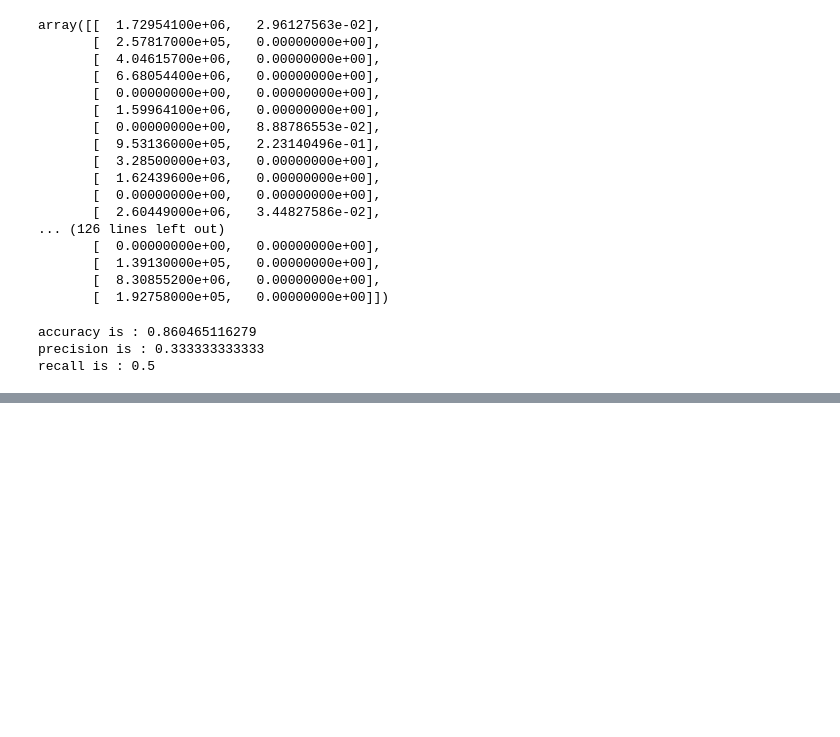
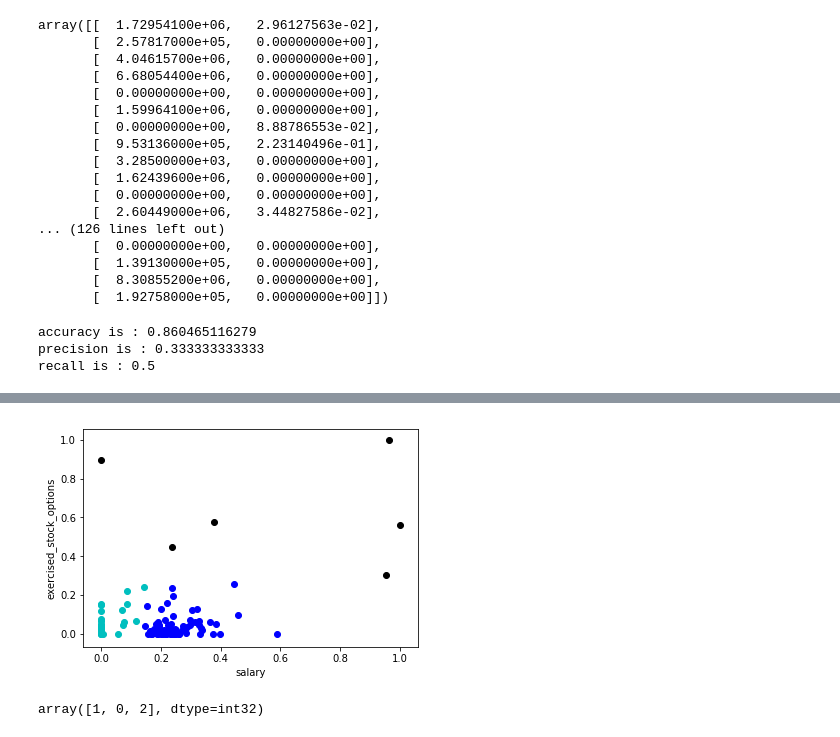
Before and after one commit to km4657/mlsetup, a Jupyter notebook: Hackathon Setup.ipynb, the cells around one changed output, grey strips where cells are left out. Saved outputs shown, nothing was run; the diff lists cells and outputs as text; code cells hidden in the pictures; blank space fills up the shorter version.

```diff
--- a/Hackathon Setup.ipynb
+++ b/Hackathon Setup.ipynb
@@ -310,0 +388,11 @@ dump_classifier_and_data(clf, data_dict, features_list)
+# %%
+pred = clf.fit_predict( rescaled_finance_features )
+Draw(pred, rescaled_finance_features, poi, name="clusters_after_scaling.pdf", f1_name=feature_1, f2_name=feature_2)
+# %% [output]
+[figure, added]
+# %%
+X = numpy.array([[.1, .2], [.3, .1], [1, 1]])
+out = clf.predict(X)
+out
+# %% [output]
+array([1, 0, 2], dtype=int32)
```
Also changed, not shown: parts of 9 cells of this notebook.
